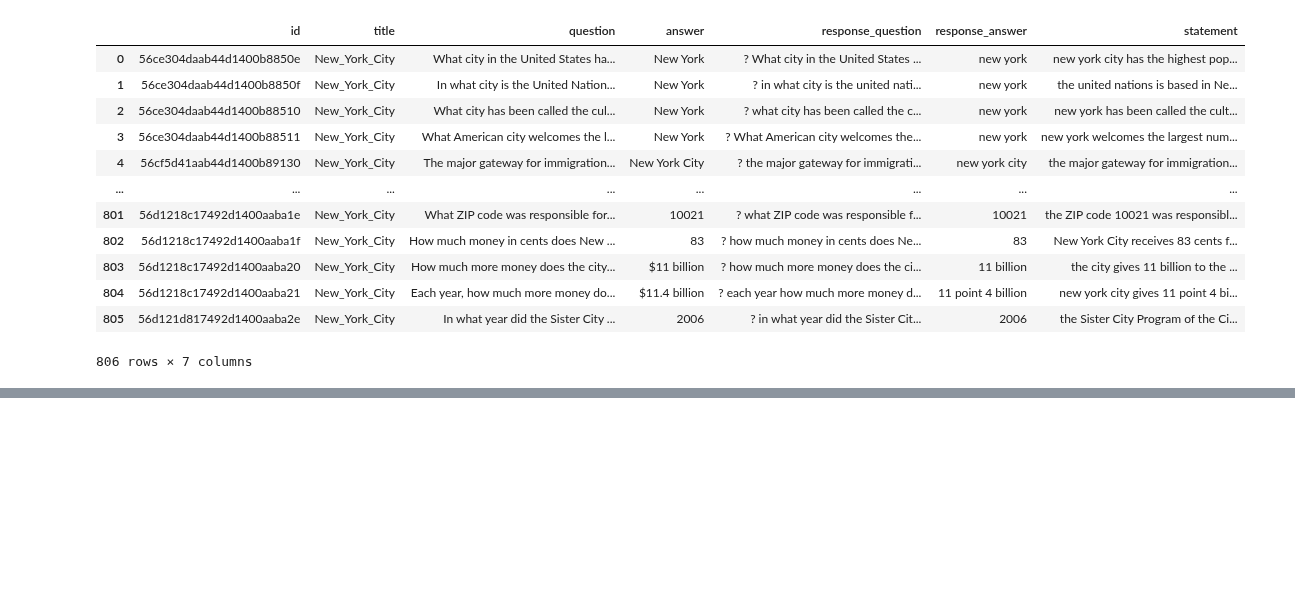
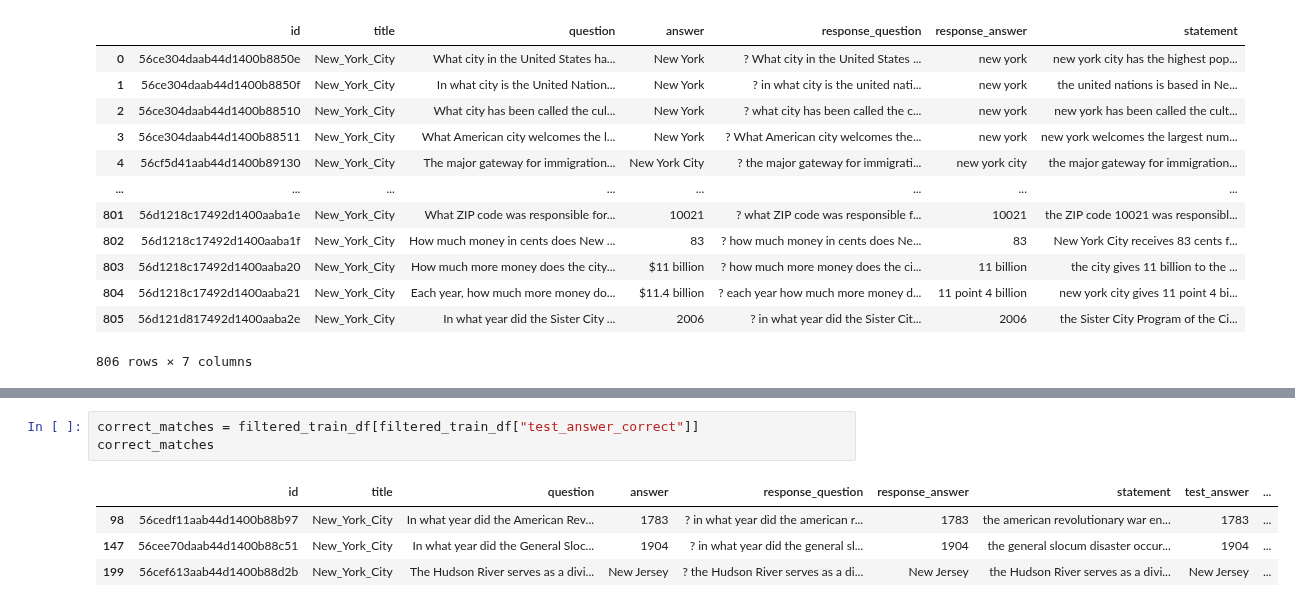
Before and after one commit to cjwalmsley/Training-and-evaluating-cognitive-language-models, a Jupyter notebook: test_annabell.ipynb, the cells around one changed output, grey strips where cells are left out. Saved outputs shown, nothing was run; the diff lists cells and outputs as text; blank space fills up the shorter version.

```diff
--- a/test_annabell.ipynb
+++ b/test_annabell.ipynb
@@ -188,0 +204,8 @@ any_matches
+# %%
+correct_matches = filtered_train_df[filtered_train_df["test_answer_correct"]]
+correct_matches
+# %% [output]
+|  | id | title | question | answer | response_question | response_answer | statement | test_answer | ... |
+| 98 | 56cedf11aab44d1400b88b97 | New_York_City | In what year did the American Rev... | 1783 | ? in what year did the american r... | 1783 | the american revolutionary war en... | 1783 | ... |
+| 147 | 56cee70daab44d1400b88c51 | New_York_City | In what year did the General Sloc... | 1904 | ? in what year did the general sl... | 1904 | the general slocum disaster occur... | 1904 | ... |
+| 199 | 56cef613aab44d1400b88d2b | New_York_City | The Hudson River serves as a divi... | New Jersey | ? the Hudson River serves as a di... | New Jersey | the Hudson River serves as a divi... | New Jersey | ... |
```
Also changed, not shown: parts of 17 cells of this notebook, 25 other files.
